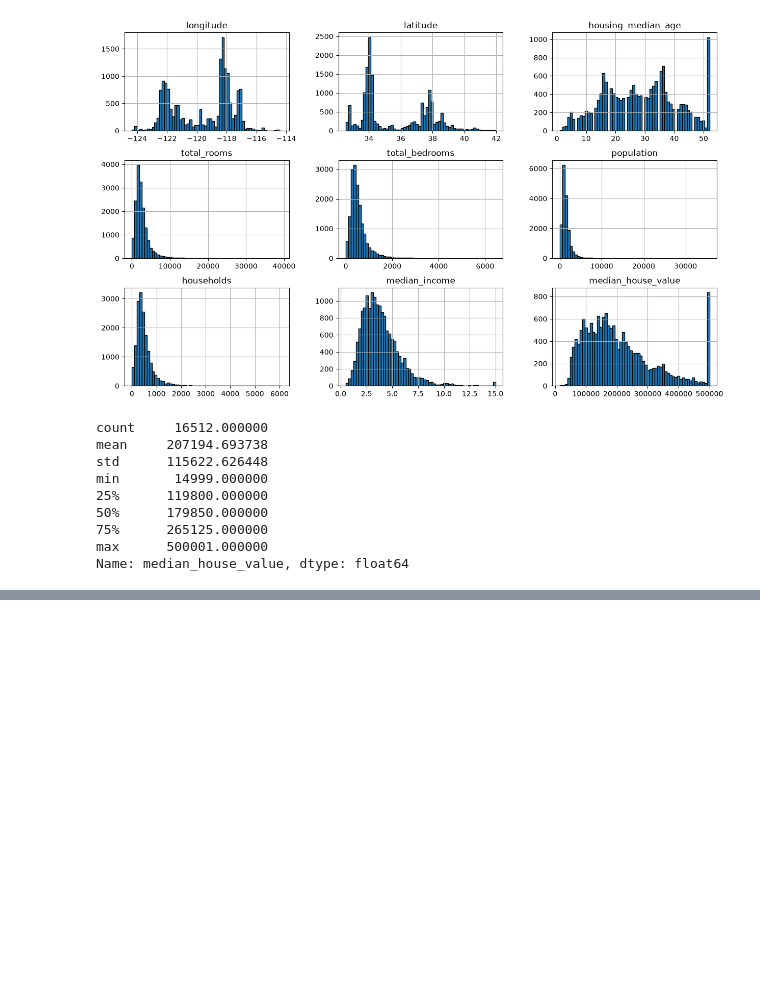
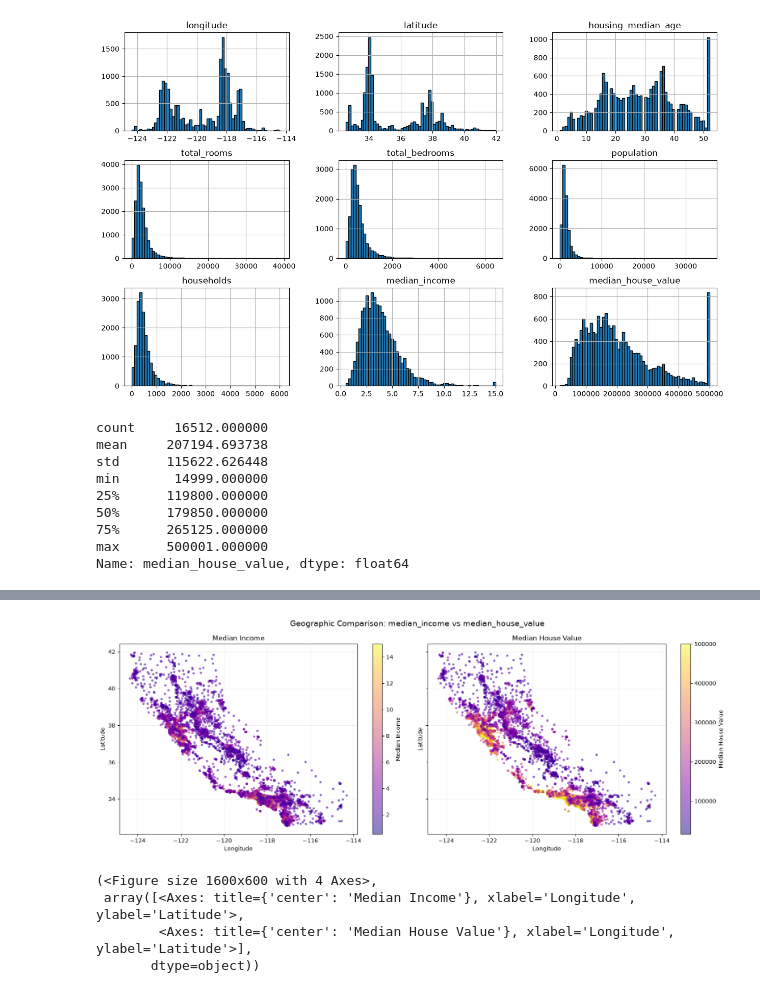
Before and after one commit to aqilfiras/California-Housing-Prices-Prediction, a Jupyter notebook: house_pricing_predictions.ipynb, the cells around one changed output, grey strips where cells are left out. Drawn from its saved outputs; the diff is of its cells as text; code cells hidden in the pictures; blank space fills up the shorter version.

```diff
--- a/house_pricing_predictions.ipynb
+++ b/house_pricing_predictions.ipynb
@@ -138,7 +137,7 @@ def plot_geographic_features(
     feature_2: str,
     point_size: float = 10,
     alpha: float = 0.5,
-    cmap: str = 'viridis'
+    cmap: str = 'plasma'
 ):
     """Plot two numeric features geographically for side-by-side comparison."""
     required_columns = {'longitude', 'latitude', feature_1, feature_2}
@@ -152,35 +151,37 @@ def plot_geographic_features(
     ]
     if non_numeric_features:
         raise TypeError(
             f'Features must be numeric: {non_numeric_features}'
         )
 
     fig, axes = plt.subplots(1, 2, figsize=(16, 6), sharex=True, sharey=True)
 
     for axis, feature in zip(axes, (feature_1, feature_2)):
         plot_data = df[['longitude', 'latitude', feature]].dropna()
         scatter = axis.scatter(
             plot_data['longitude'],
             plot_data['latitude'],
             c=plot_data[feature],
             s=point_size,
             alpha=alpha,
             cmap=cmap
         )
         axis.set_title(feature.replace('_', ' ').title())
         axis.set_xlabel('Longitude')
         axis.set_ylabel('Latitude')
         axis.grid(alpha=0.2)
         fig.colorbar(scatter, ax=axis, label=feature.replace('_', ' ').title())
 
     fig.suptitle(f'Geographic Comparison: {feature_1} vs {feature_2}', fontsize=14)
     fig.tight_layout()
     plt.show()
     return fig, axes
 
 
-plot_geographic_features(
-    train_imputed,
-    'median_income',
-    'median_house_value'
-)
+plot_geographic_features(train_imputed,'median_income','median_house_value')
+# %% [output]
+[figure, added]
+(<Figure size 1600x600 with 4 Axes>,
+ array([<Axes: title={'center': 'Median Income'}, xlabel='Longitude', ylabel='Latitude'>,
+        <Axes: title={'center': 'Median House Value'}, xlabel='Longitude', ylabel='Latitude'>],
+       dtype=object))
```
Also changed, not shown: parts of 12 cells of this notebook.
